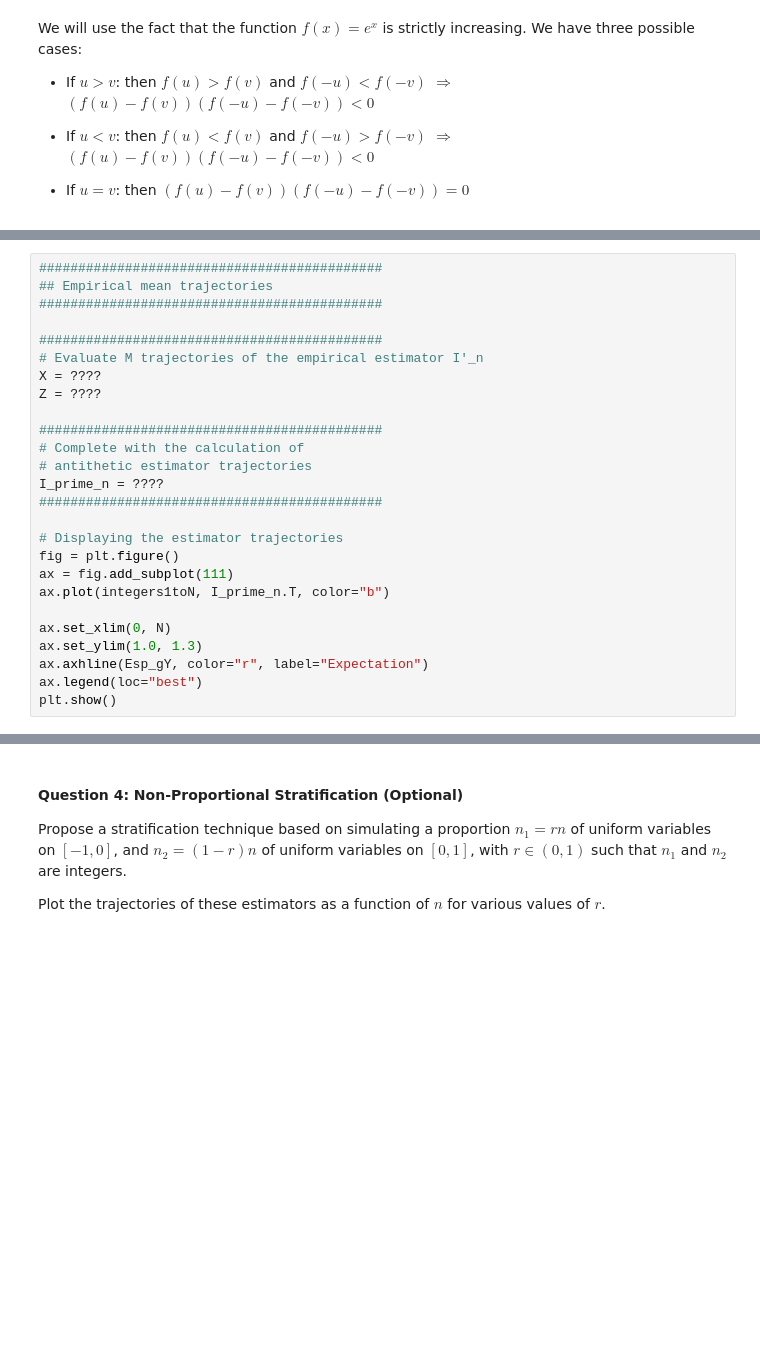
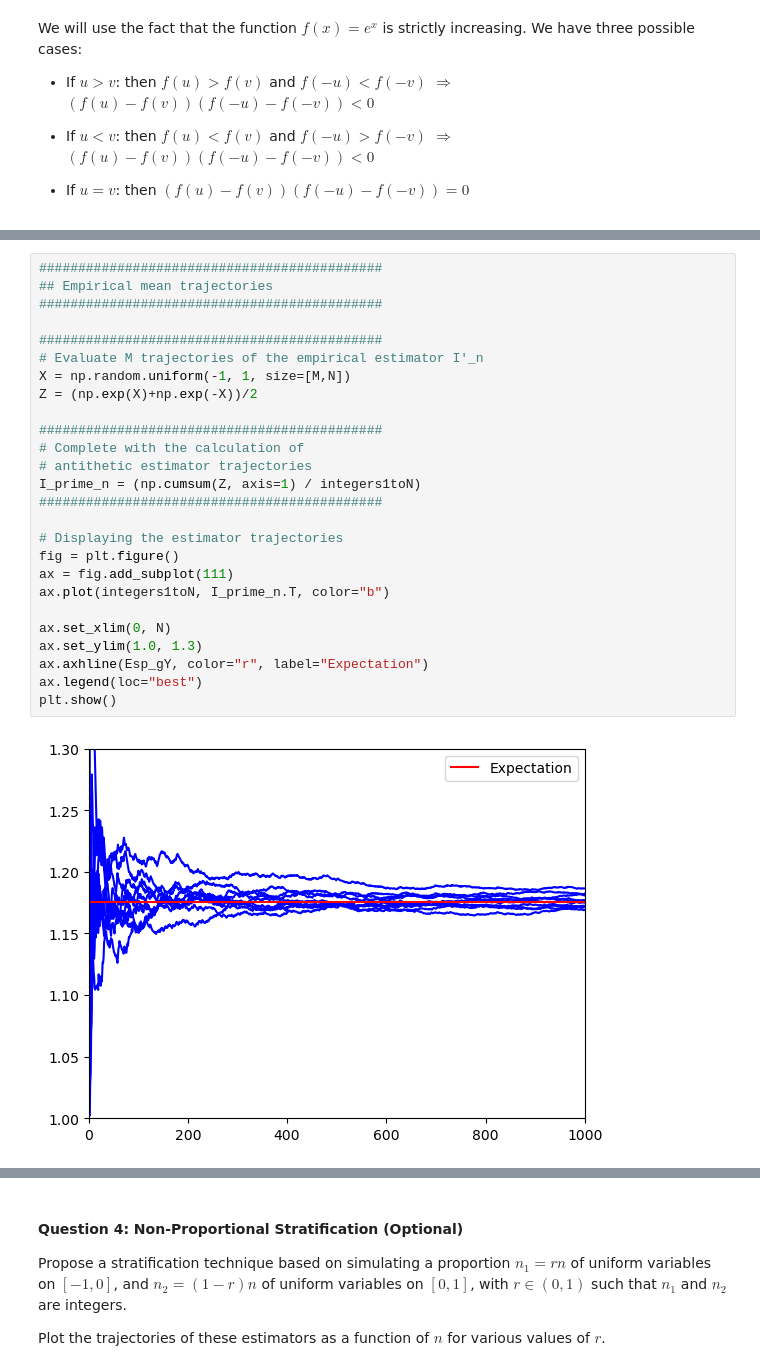
Before and after one commit to sabrinasartori/MAP556, a Jupyter notebook: TP2.ipynb, the cells around one changed output, grey strips where cells are left out. Saved outputs shown, nothing was run; the diff lists cells and outputs as text; blank space fills up the shorter version.

```diff
--- a/TP2.ipynb
+++ b/TP2.ipynb
@@ -522,29 +531,31 @@ print("gain in number of simulations compared to MC: %1.2f" %(Var_gY/var))
 # %%
 ############################################
 ## Empirical mean trajectories
 ############################################
 
 ############################################
 # Evaluate M trajectories of the empirical estimator I'_n
-X = ????
-Z = ????
+X = np.random.uniform(-1, 1, size=[M,N])
+Z = (np.exp(X)+np.exp(-X))/2
 
 ############################################
 # Complete with the calculation of
 # antithetic estimator trajectories
-I_prime_n = ????
+I_prime_n = (np.cumsum(Z, axis=1) / integers1toN)
 ############################################
 
 # Displaying the estimator trajectories
 fig = plt.figure()
 ax = fig.add_subplot(111)
 ax.plot(integers1toN, I_prime_n.T, color="b")
 
 ax.set_xlim(0, N)
 ax.set_ylim(1.0, 1.3)
 ax.axhline(Esp_gY, color="r", label="Expectation")
 ax.legend(loc="best")
 plt.show()
+# %% [output]
+[figure, added]
 # %% [markdown]
 #### Question 3: Proportional Stratification
 Propose a proportional stratification technique based on simulating uniform variables on $[-1,0]$ and uniform variables on $[0,1]$.
```
Also changed, not shown: parts of 15 cells of this notebook, 3 other files.
